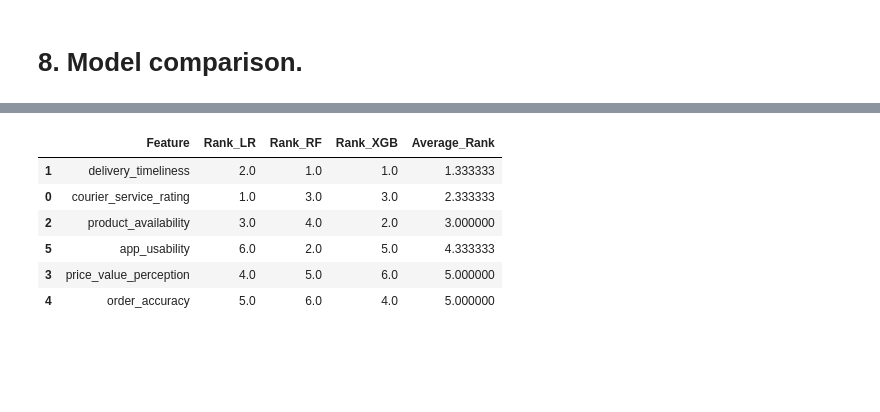
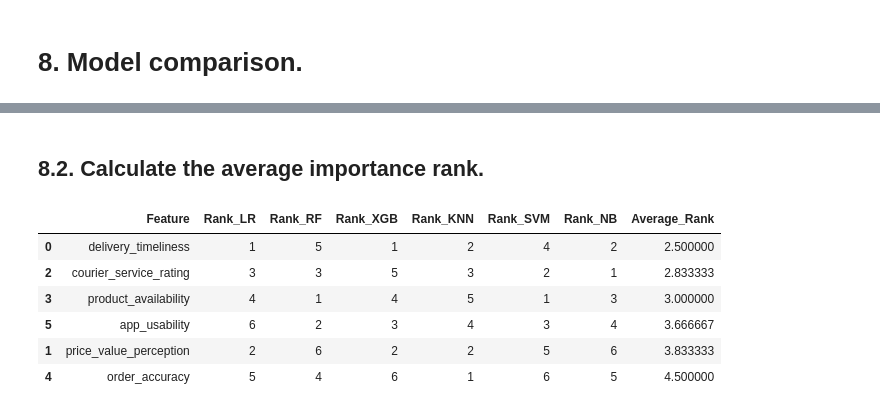
Before and after one commit to tessjacob/aWIwd8dwHJ5J9HTH, a Jupyter notebook: happyCustomersAnalysis.ipynb, the cells around one changed output, grey strips where cells are left out. Cells and saved outputs as stored; diff of their text form; code cells hidden in the pictures; blank space fills up the shorter version.

```diff
--- a/happyCustomersAnalysis.ipynb
+++ b/happyCustomersAnalysis.ipynb
@@ -616,7 +606,7 @@ weighted avg       0.51      0.50      0.50        22
 # Feature importance
 xgb_importances_df = pd.DataFrame({
     "Feature": X.columns,
-    "Importance_XGB": model.feature_importances_
+    "Importance_XGB": xgb_model.feature_importances_
 })
 
 xgb_importances_df = xgb_importances_df.sort_values(
@@ -669,0 +649,5 @@ shap.summary_plot(
+# %%
+# Train KNN model
+knn_model = KNeighborsClassifier(n_neighbors=5)
+
+knn_model.fit(X_train, y_train)
@@ -669,0 +838,6 @@ shap.summary_plot(
+# %%
+# Train Naive Bayes model
+nb_model = GaussianNB()
+
+# Train on scaled data (Gaussian NB works better with scaled features)
+nb_model.fit(X_train_scaled, y_train)
@@ -678,8 +938,19 @@ rf_perm_importance['Rank_RF'] = rf_perm_importance["Importance_RF"].rank(ascendi
 
 xgb_importances_df['Rank_XGB'] = xgb_importances_df["Importance_XGB"].rank(ascending=False, method='dense').astype(int)
 
+knn_importance_df['Rank_KNN'] = knn_importance_df["Importance_KNN"].rank(ascending=False, method='dense').astype(int)
+
+svm_importance_df['Rank_SVM'] = svm_importance_df["Importance_SVM"].rank(ascending=False, method='dense').astype(int)
+
+nb_importance_df['Rank_NB'] = nb_importance_df["Importance_NB"].rank(ascending=False, method='dense').astype(int)
+
 print(lr_coef_df.head(10))
 print("\n", rf_perm_importance.head(10))
 print("\n", xgb_importances_df.head(10))
+print("\n", knn_importance_df.head(10))
+print("\n", svm_importance_df.head(10))
+print("\n", nb_importance_df.head(10))
+
+print("All models ranked successfully")
 # %% [output]
                   Feature  Coefficient_LR  AbsCoefficient_LR  Rank_LR
@@ -702,31 +973,43 @@ print("\n", xgb_importances_df.head(10))
+# %% [markdown]
+## 8.2. Calculate the average importance rank.
 # %%
 importance_compare = (
     lr_coef_df[['Feature','Rank_LR']]
     .merge(
         rf_perm_importance[['Feature','Rank_RF']],
         on='Feature'
     )
     .merge(
         xgb_importances_df[['Feature','Rank_XGB']],
         on='Feature'
     )
+    .merge(
+        knn_importance_df[['Feature','Rank_KNN']],
+        on='Feature'
+    )
+    .merge(
+        svm_importance_df[['Feature','Rank_SVM']],
+        on='Feature'
+    )
+    .merge(
+        nb_importance_df[['Feature','Rank_NB']],
+        on='Feature'
+    )
 )
 
 importance_compare['Average_Rank'] = (
     importance_compare[
-        ['Rank_LR','Rank_RF','Rank_XGB']
+        ['Rank_LR','Rank_RF','Rank_XGB','Rank_KNN','Rank_SVM','Rank_NB']
     ].mean(axis=1)
 )
 
-importance_compare.sort_values(
-    'Average_Rank'
-)
+importance_compare.sort_values('Average_Rank')
 # %% [output]
-|  | Feature | Rank_LR | Rank_RF | Rank_XGB | Average_Rank |
-| 1 | delivery_timeliness | 2.0 | 1.0 | 1.0 | 1.333333 |
-| 0 | courier_service_rating | 1.0 | 3.0 | 3.0 | 2.333333 |
-| 2 | product_availability | 3.0 | 4.0 | 2.0 | 3.000000 |
-| 5 | app_usability | 6.0 | 2.0 | 5.0 | 4.333333 |
-| 3 | price_value_perception | 4.0 | 5.0 | 6.0 | 5.000000 |
-| 4 | order_accuracy | 5.0 | 6.0 | 4.0 | 5.000000 |
+|  | Feature | Rank_LR | Rank_RF | Rank_XGB | Rank_KNN | Rank_SVM | Rank_NB | Average_Rank |
+| 0 | delivery_timeliness | 1 | 5 | 1 | 2 | 4 | 2 | 2.500000 |
+| 2 | courier_service_rating | 3 | 3 | 5 | 3 | 2 | 1 | 2.833333 |
+| 3 | product_availability | 4 | 1 | 4 | 5 | 1 | 3 | 3.000000 |
+| 5 | app_usability | 6 | 2 | 3 | 4 | 3 | 4 | 3.666667 |
+| 1 | price_value_perception | 2 | 6 | 2 | 2 | 5 | 6 | 3.833333 |
+| 4 | order_accuracy | 5 | 4 | 6 | 1 | 6 | 5 | 4.500000 |
 # %%
```
Also changed, not shown: parts of 109 cells of this notebook.
